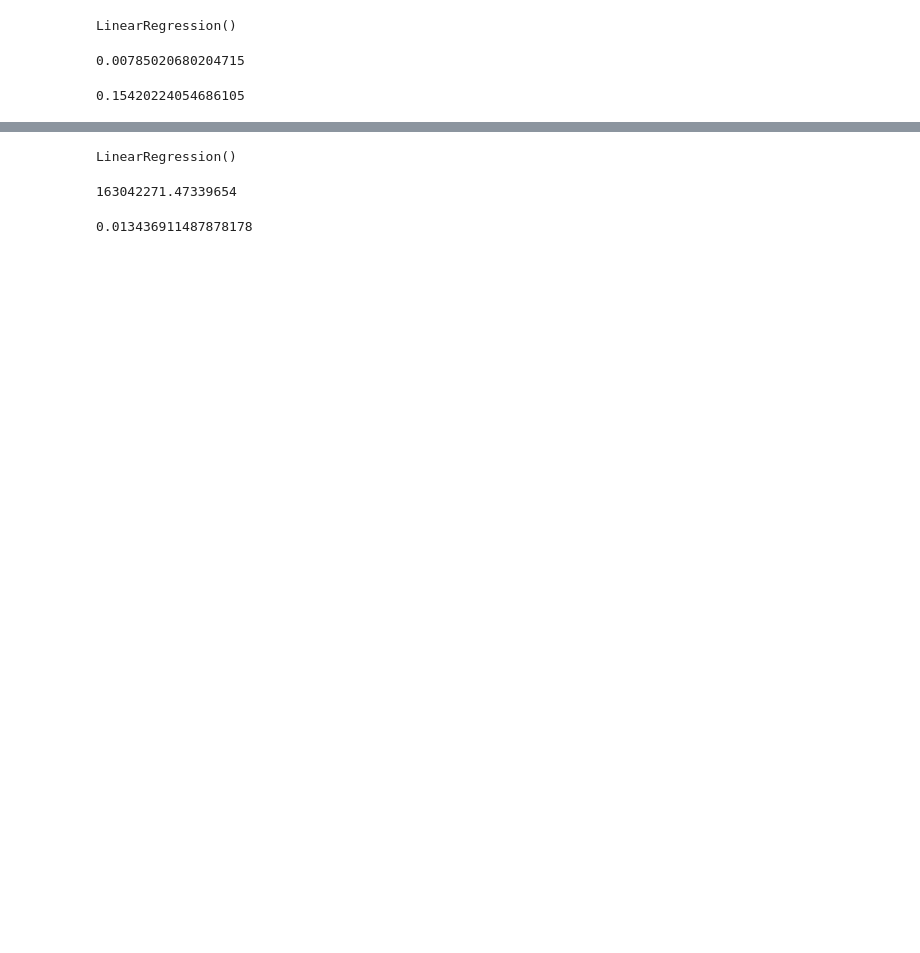
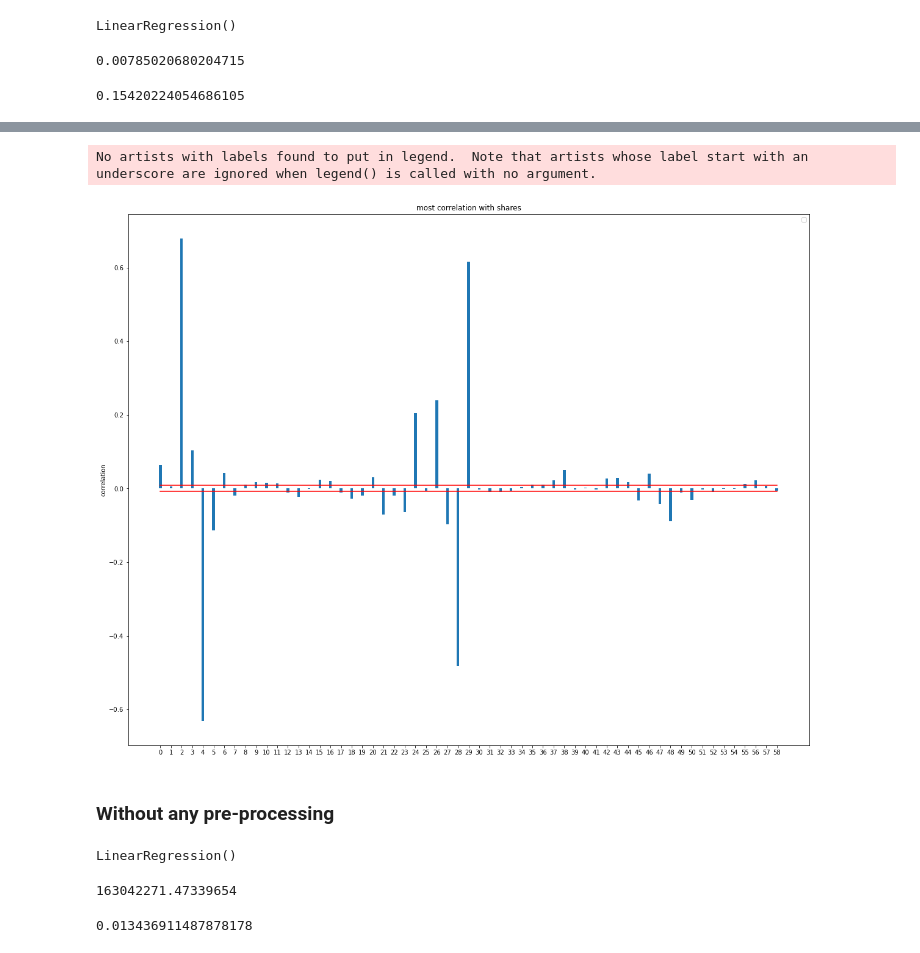
Before and after one commit to rezamosavi8740/OnlineNewsPopularity-analysis, a Jupyter notebook: OnlineNewsPopularity.ipynb, the cells around one changed output, grey strips where cells are left out. Saved outputs shown, nothing was run; the diff lists cells and outputs as text; code cells hidden in the pictures; blank space fills up the shorter version.

```diff
--- a/OnlineNewsPopularity.ipynb
+++ b/OnlineNewsPopularity.ipynb
@@ -621,0 +626,3 @@ r2_score(y_test ,Y_pred)
+# %%
+mean = linearModel.coef_.mean()
+mean
@@ -621,0 +631,8 @@ r2_score(y_test ,Y_pred)
+# %%
+x = np.arange(len(linearModel.coef_))
+temp = []*len(linearModel.coef_)
+print(temp)
+for i in range (len(linearModel.coef_)):
+    temp.append(mean)
+tempMean = np.array(temp)
+tempMean.shape
@@ -622,3 +657,22 @@ r2_score(y_test ,Y_pred)
+# %%
+x = np.arange(len(linearModel.coef_))
+width = .25
+fig, ax = plt.subplots(figsize=(20,16))
+ax.bar(x,linearModel.coef_,width)
+#labels = mostSharesCorrelation[' shares'].index
+ax.set_ylabel('correlation')
+ax.set_title("most correlation with shares")
+ax.set_xticks(x)
+ax.legend()
+#plt.figure(figsize=(40,40))
+plt.plot (x ,tempMean ,c = "red")
+plt.plot (x ,-1 * tempMean ,c = "red")
+plt.show()
+# %% [output]
+No artists with labels found to put in legend.  Note that artists whose label start with an underscore are ignored when legend() is called with no argument.
+[figure, added]
+# %% [markdown]
+### Without any pre-processing
 # %%
 X = originData.drop(columns=[" shares"])
 y = originData[" shares"]
```
Also changed, not shown: parts of 122 cells of this notebook, 1 other file.
